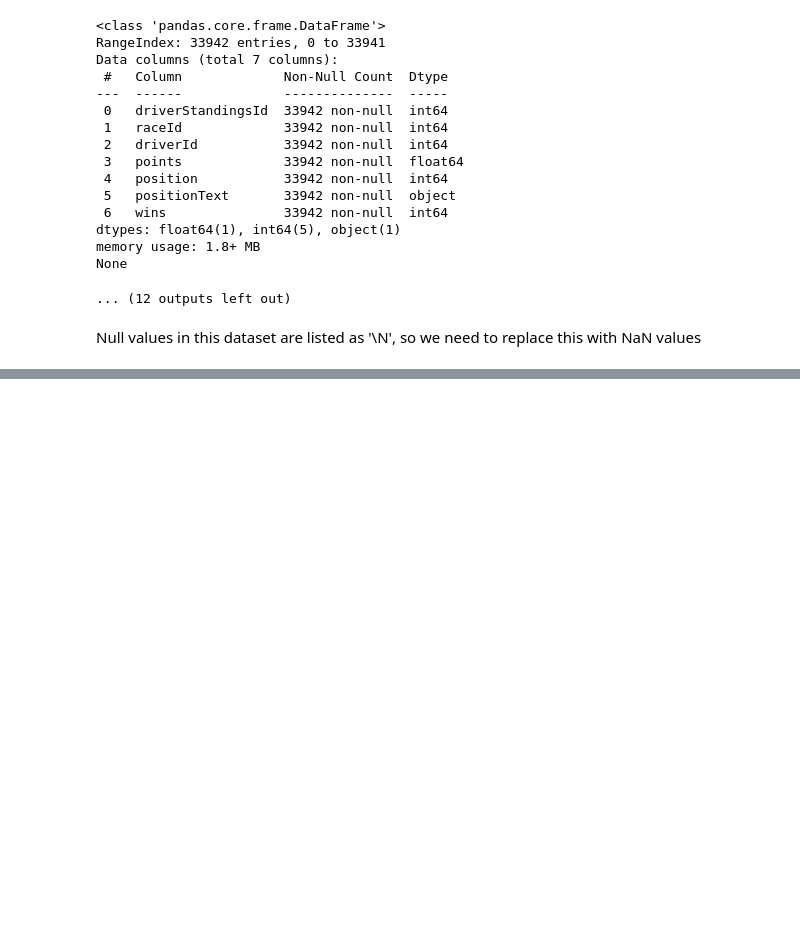
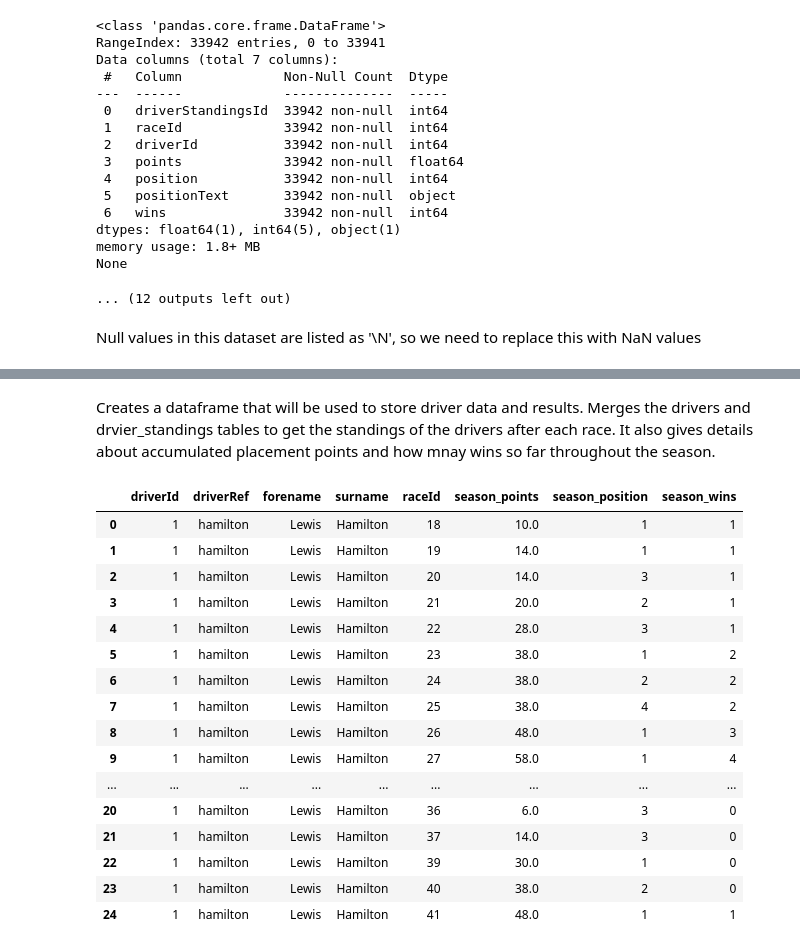
Before and after one commit to nateq02/STAT_Final_Project, a Jupyter notebook: final_project.ipynb, the cells around one changed output, grey strips where cells are left out. Drawn from its saved outputs; the diff is of its cells as text; code cells hidden in the pictures; blank space fills up the shorter version.

Commit message:
Redid the tables in a more logical way (I think)

```diff
--- a/final_project.ipynb
+++ b/final_project.ipynb
@@ -403,0 +200,15 @@ Index(['driverId', 'code', 'forename', 'surname', 'nationality',
+# %%
+def time_to_sec(time_str):
+    time_str = str(time_str)
+    time_list = time_str.split(':')
+    if len(time_list) != 2:
+        return np.nan
+    else:
+        min = time_list[0]
+        sec = time_list[1]
+    total_sec = int(min) *60 + float(sec)
+    return total_sec
+# %%
+df_dict['qualifying']['q1'] = df_dict['qualifying']['q1'].apply(time_to_sec)
+df_dict['qualifying']['q2'] = df_dict['qualifying']['q2'].apply(time_to_sec)
+df_dict['qualifying']['q3'] = df_dict['qualifying']['q3'].apply(time_to_sec)
@@ -403,0 +217,3 @@ Index(['driverId', 'code', 'forename', 'surname', 'nationality',
+# %%
+df_dict['pit_stops']['milliseconds'] = df_dict['pit_stops']['milliseconds'] / 1000
+df_dict['pit_stops'].rename(columns = {'milliseconds':'pit_stop_seconds'}, inplace = True)
@@ -403,0 +237,11 @@ Index(['driverId', 'code', 'forename', 'surname', 'nationality',
+# %%
+df_dict['results']['milliseconds']= pd.to_numeric(df_dict['results']['milliseconds'])
+df_dict['results']['milliseconds'] = df_dict['results']['milliseconds'] / 1000
+df_dict['results'].rename(columns = {'milliseconds':'whole_race_time(sec)'}, inplace = True)
+
+df_dict['results']['fastestLapSpeed'] = pd.to_numeric(df_dict['results']['fastestLapSpeed'])
+df_dict['results']['rank'] = pd.to_numeric(df_dict['results']['rank'])
+
+df_dict['results'].rename(columns = {'position': 'final_race_position', 'fastestLap':'fastest_lap#', 'fastestLapSpeed': 'fastest_lap_speed(km/h)',
+                                     'rank':'fastest_lap_rank'}, inplace = True)
+df_dict['results'].info()
@@ -403,0 +266,25 @@ Index(['driverId', 'code', 'forename', 'surname', 'nationality',
+# %% [markdown]
+Creates a dataframe that will be used to store driver data and results. Merges the drivers and drvier_standings tables to get the standings of the drivers after each race. It also gives details about accumulated placement points and how mnay wins so far throughout the season.
+# %%
+dr = pd.merge(df_dict['drivers'], df_dict['driver_standings'], on = 'driverId')
+dr.drop(columns = ['number', 'code', 'dob', 'nationality', 'url', 'driverStandingsId', 'positionText'], inplace = True)
+dr.rename(columns = {'points': 'season_points', 'position': 'season_position', 'wins': 'season_wins'}, inplace = True)
+dr.head(25)
+# %% [output]
+|  | driverId | driverRef | forename | surname | raceId | season_points | season_position | season_wins |
+| 0 | 1 | hamilton | Lewis | Hamilton | 18 | 10.0 | 1 | 1 |
+| 1 | 1 | hamilton | Lewis | Hamilton | 19 | 14.0 | 1 | 1 |
+| 2 | 1 | hamilton | Lewis | Hamilton | 20 | 14.0 | 3 | 1 |
+| 3 | 1 | hamilton | Lewis | Hamilton | 21 | 20.0 | 2 | 1 |
+| 4 | 1 | hamilton | Lewis | Hamilton | 22 | 28.0 | 3 | 1 |
+| 5 | 1 | hamilton | Lewis | Hamilton | 23 | 38.0 | 1 | 2 |
+| 6 | 1 | hamilton | Lewis | Hamilton | 24 | 38.0 | 2 | 2 |
+| 7 | 1 | hamilton | Lewis | Hamilton | 25 | 38.0 | 4 | 2 |
+| 8 | 1 | hamilton | Lewis | Hamilton | 26 | 48.0 | 1 | 3 |
+| 9 | 1 | hamilton | Lewis | Hamilton | 27 | 58.0 | 1 | 4 |
+| ... | ... | ... | ... | ... | ... | ... | ... | ... |
+| 20 | 1 | hamilton | Lewis | Hamilton | 36 | 6.0 | 3 | 0 |
+| 21 | 1 | hamilton | Lewis | Hamilton | 37 | 14.0 | 3 | 0 |
+| 22 | 1 | hamilton | Lewis | Hamilton | 39 | 30.0 | 1 | 0 |
+| 23 | 1 | hamilton | Lewis | Hamilton | 40 | 38.0 | 2 | 0 |
+| 24 | 1 | hamilton | Lewis | Hamilton | 41 | 48.0 | 1 | 1 |
```
Also changed, not shown: parts of 49 cells of this notebook.
